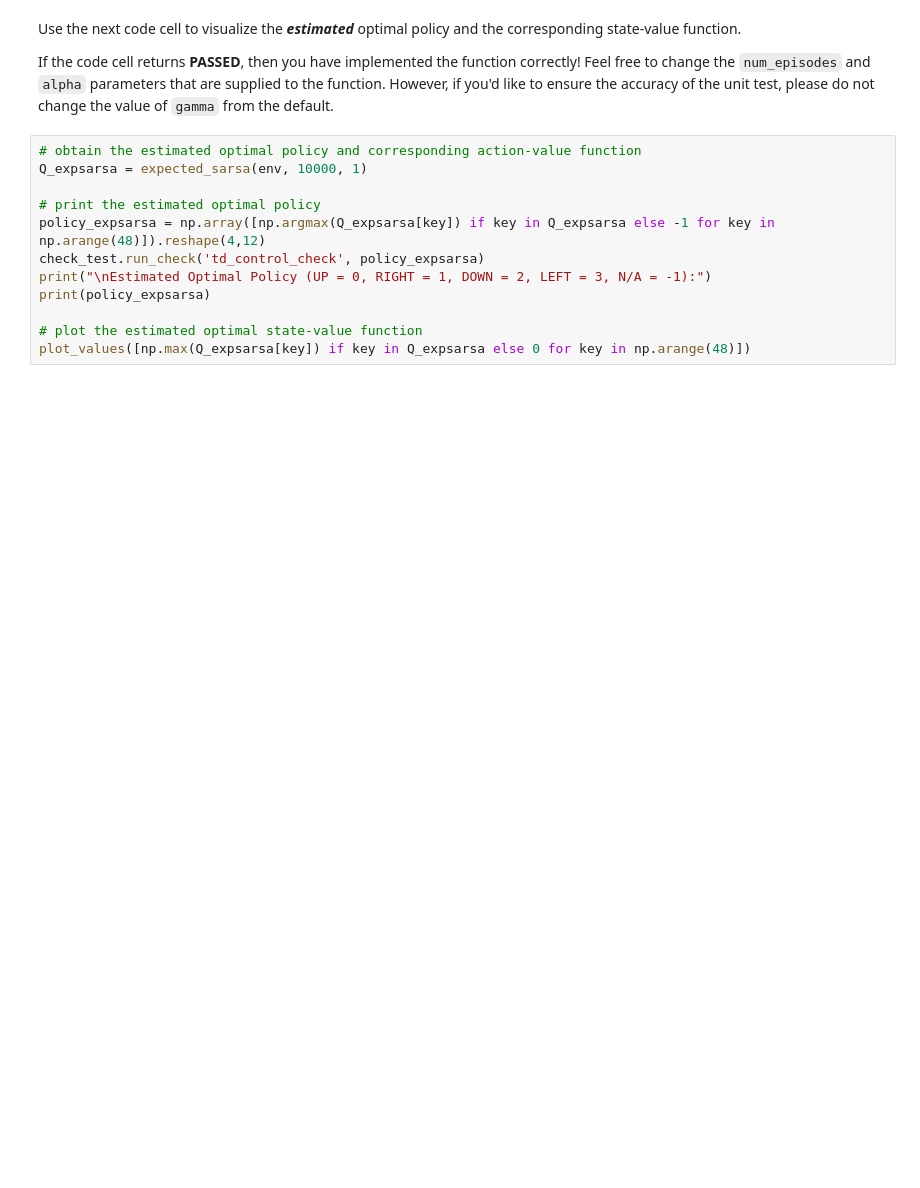
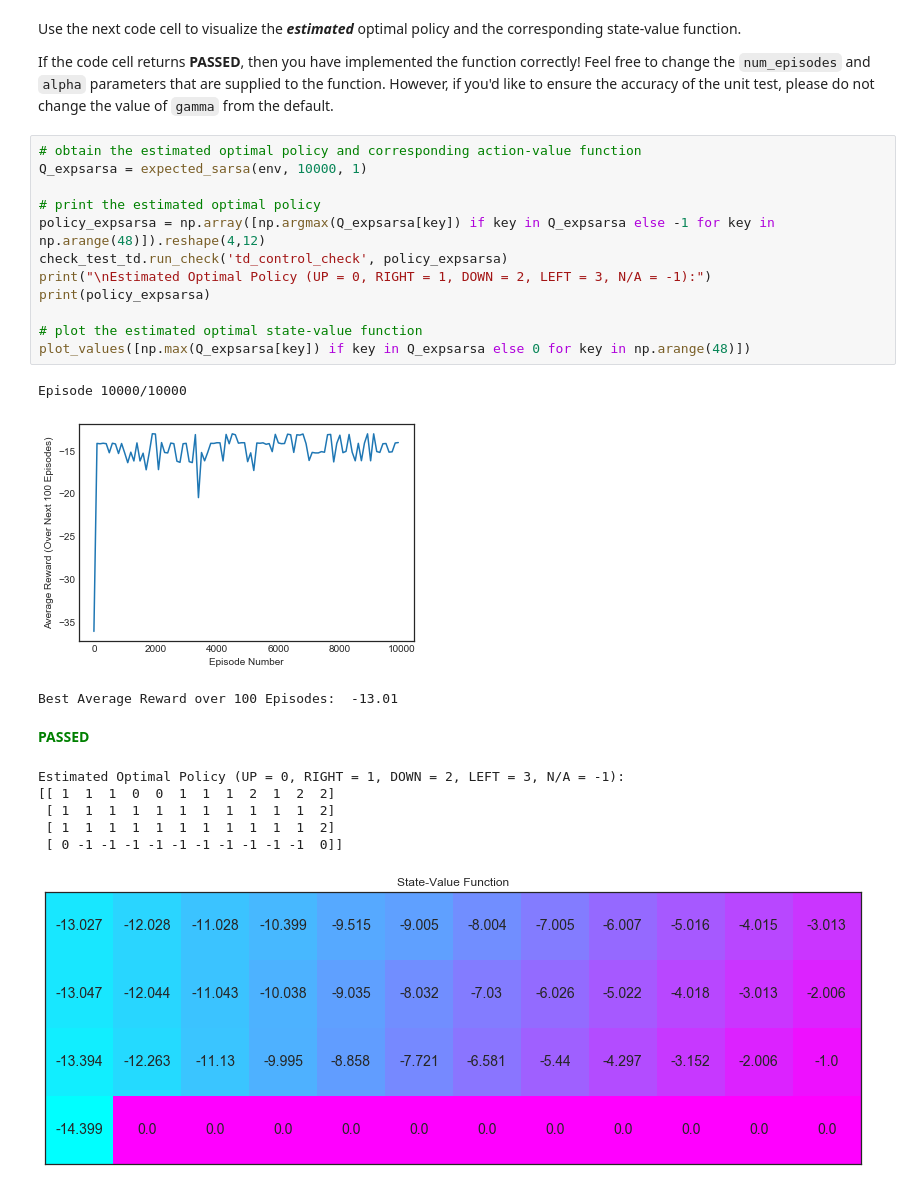
Before and after one commit to sjmiller8182/ML_Class, a Jupyter notebook: Reinforcement Learning/Temporal_Difference.ipynb, the cells around one changed output. Cells and saved outputs as stored; diff of their text form; blank space fills up the shorter version.

```diff
--- a/Reinforcement Learning/Temporal_Difference.ipynb
+++ b/Reinforcement Learning/Temporal_Difference.ipynb
@@ -373,12 +411,23 @@ If the code cell returns **PASSED**, then you have implemented the function corr
 # %%
 # obtain the estimated optimal policy and corresponding action-value function
 Q_expsarsa = expected_sarsa(env, 10000, 1)
 
 # print the estimated optimal policy
 policy_expsarsa = np.array([np.argmax(Q_expsarsa[key]) if key in Q_expsarsa else -1 for key in np.arange(48)]).reshape(4,12)
-check_test.run_check('td_control_check', policy_expsarsa)
+check_test_td.run_check('td_control_check', policy_expsarsa)
 print("\nEstimated Optimal Policy (UP = 0, RIGHT = 1, DOWN = 2, LEFT = 3, N/A = -1):")
 print(policy_expsarsa)
 
 # plot the estimated optimal state-value function
 plot_values([np.max(Q_expsarsa[key]) if key in Q_expsarsa else 0 for key in np.arange(48)])
+# %% [output]
+Episode 10000/10000
+[figure, added]
+Best Average Reward over 100 Episodes:  -13.01
+**<span style="color: green;">PASSED</span>**
+Estimated Optimal Policy (UP = 0, RIGHT = 1, DOWN = 2, LEFT = 3, N/A = -1):
+[[ 1  1  1  0  0  1  1  1  2  1  2  2]
+ [ 1  1  1  1  1  1  1  1  1  1  1  2]
+ [ 1  1  1  1  1  1  1  1  1  1  1  2]
+ [ 0 -1 -1 -1 -1 -1 -1 -1 -1 -1 -1  0]]
+[figure, added]
```
Also changed, not shown: parts of 3 cells of this notebook.
